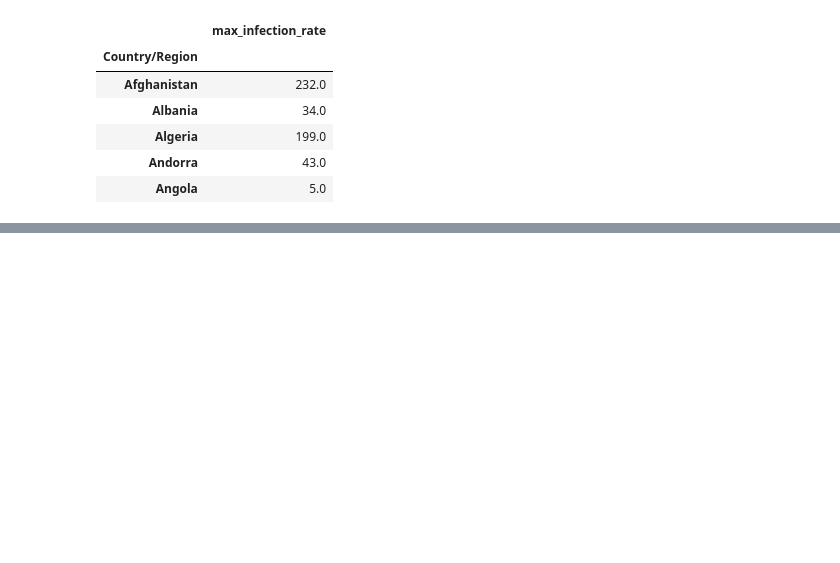
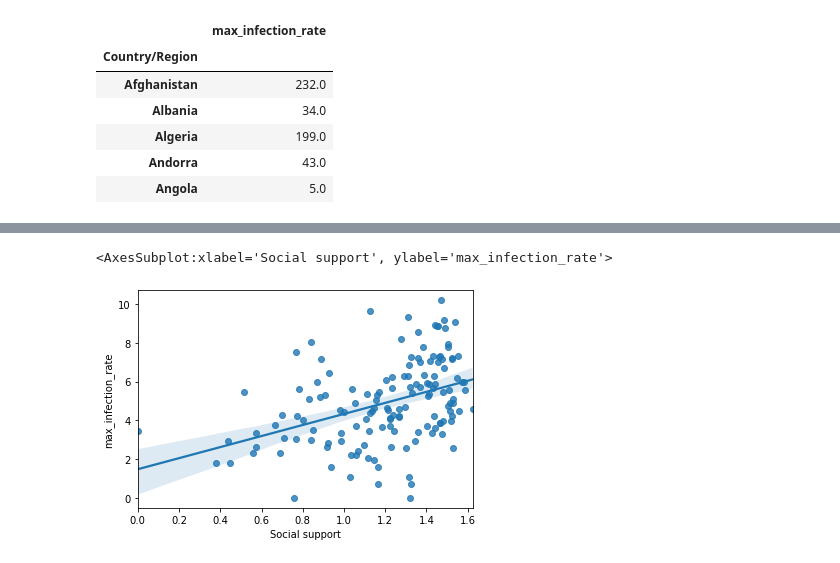
Before and after one commit to calebsiow0228/Covid-Visualization, a Jupyter notebook: covid19_visualization.ipynb, the cells around one changed output, grey strips where cells are left out. Cells and saved outputs as stored; diff of their text form; code cells hidden in the pictures; blank space fills up the shorter version.

```diff
--- a/covid19_visualization.ipynb
+++ b/covid19_visualization.ipynb
@@ -136,0 +225,7 @@ covid_data.head()
+# %%
+#Plotting Social support vs max infection rate
+x1 = data["Social support"]
+sns.regplot(x1, np.log(y))
+# %% [output]
+<AxesSubplot:xlabel='Social support', ylabel='max_infection_rate'>
+[figure, added]
```
Also changed, not shown: parts of 15 cells of this notebook.
